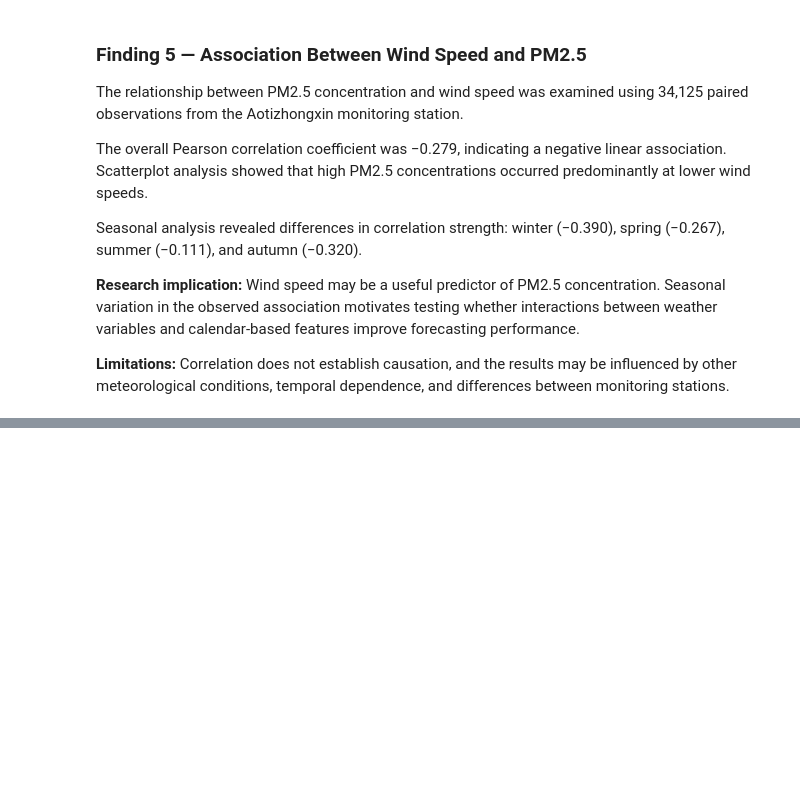
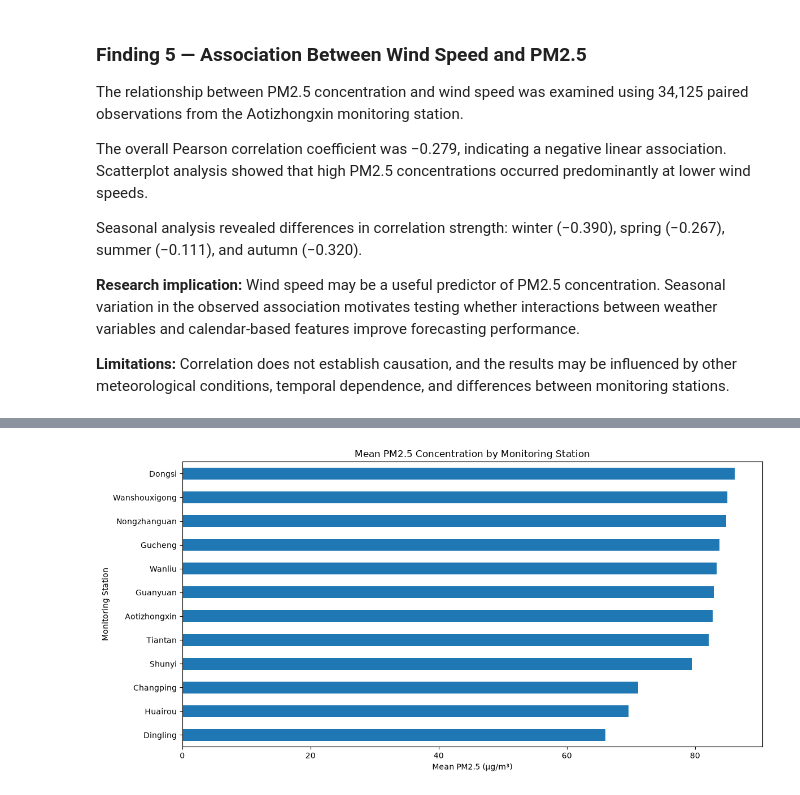
Before and after one commit to shbnm93/air-quality-retrieval-ai, a Jupyter notebook: notebooks/01_exploratory_analysis.ipynb, the cells around one changed output, grey strips where cells are left out. Cells and saved outputs as stored; diff of their text form; code cells hidden in the pictures; blank space fills up the shorter version.

Commit message:
Add multi-station air quality exploratory analysis

```diff
--- a/notebooks/01_exploratory_analysis.ipynb
+++ b/notebooks/01_exploratory_analysis.ipynb
@@ -302,0 +310,15 @@ Seasonal analysis revealed differences in correlation strength: winter (−0.390
+# %%
+station_stats = (
+    df.groupby("station")["PM2.5"]
+    .agg(
+        count="count",
+        mean="mean",
+        median="median",
+        std="std",
+        min="min",
+        max="max"
+    )
+    .sort_values("mean", ascending=False)
+)
+
+display(station_stats.round(2))
@@ -302,0 +340,15 @@ Seasonal analysis revealed differences in correlation strength: winter (−0.390
+# %%
+plt.figure(figsize=(12, 6))
+
+station_stats["mean"].sort_values().plot(
+    kind="barh"
+)
+
+plt.title("Mean PM2.5 Concentration by Monitoring Station")
+plt.xlabel("Mean PM2.5 (µg/m³)")
+plt.ylabel("Monitoring Station")
+
+plt.tight_layout()
+plt.show()
+# %% [output]
+[figure, added]
```
Also changed, not shown: parts of 8 cells of this notebook.
